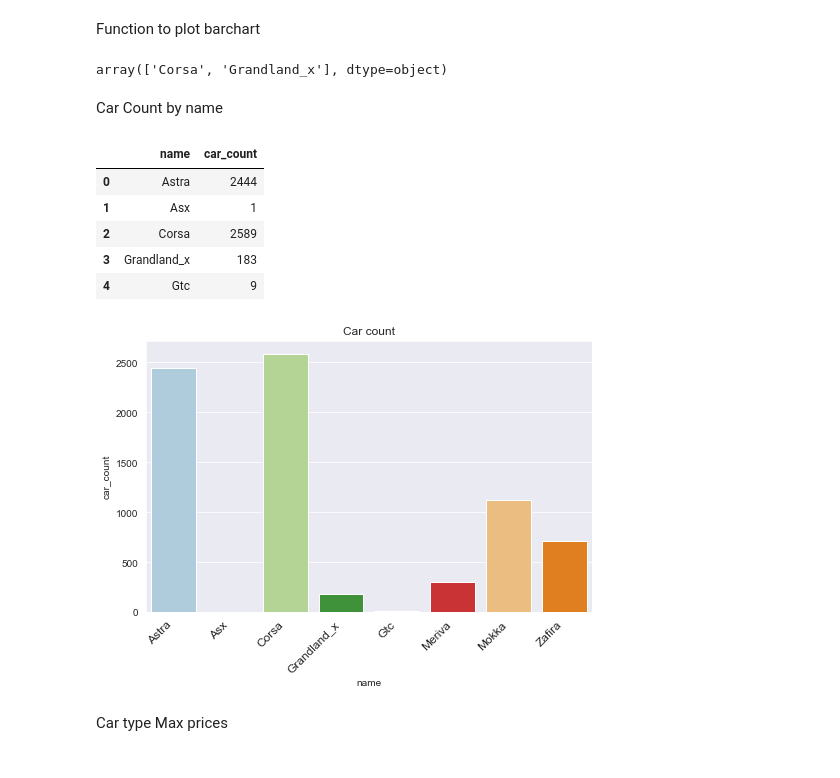
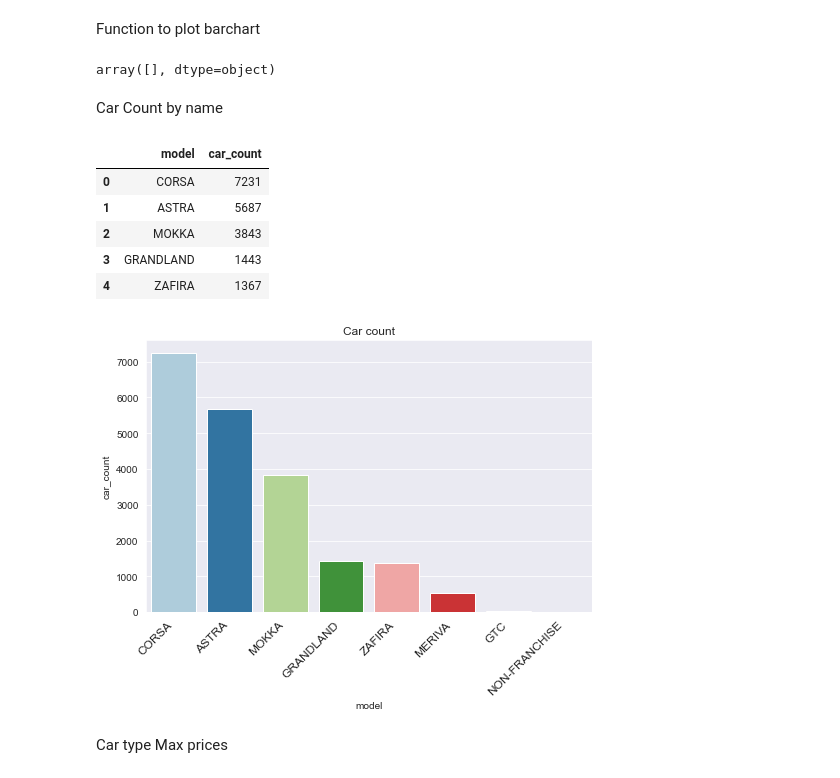
Before and after one commit to aditya2695/AutoPricer--A-Car-Price-Prediction-Tool, a Jupyter notebook: vauxhall_EDA.ipynb, the cells around one changed output. Drawn from its saved outputs; the diff is of its cells as text; code cells hidden in the pictures.

```diff
--- a/vauxhall_EDA.ipynb
+++ b/vauxhall_EDA.ipynb
@@ -127,26 +231,2 @@ cars.shape
 # %% [markdown]
 ### Remove unwanted characters from Values
-# %%
-# Retrieving the name of the model
-cars['name'] =  cars['name'].str.split(" ").str[1].str.capitalize()
-cars['name']  = cars['name'].str.replace('Grandland','Grandland_x')
-
-# Remove unwanted symbols from columns
-cars['price']  = cars['price'].str.replace('£','')
-cars['price'] = cars['price'].str.replace(',','')
-cars['engine'] = cars['engine'].str.replace('L','')
-
-# mapping ULEZ to Yes
-cars['ULEZ'] = cars['ULEZ'].str.replace('ULEZ','Yes')
-
-#renaming names
-cars.loc[cars['name'].str.contains('Mokka x', na = False)] = cars['name'].str.replace('Mokka x','Mokka_x')
-
-# changing format
-cars['year'] = cars['year'].astype('str')
-
-
-
-cars['year'] = cars['year'].str[:4]
-
-cars.head(2)
@@ -157,14 +233,2 @@ cars.head(2)
 # %% [markdown]
 Changing Datatypes
-# %%
-
-cars['price'] = cars['price'].astype('int')
-cars['owners'] = cars['owners'].astype('int')
-cars.engine = cars['engine'].astype('float')
-cars.year = pd.to_numeric(cars.year, errors="coerce")
-
-cars['ULEZ'] = cars['ULEZ'].fillna('No')
-
-
-
-cars.dtypes
@@ -286,32 +363,33 @@ def plot_scatter_chart(df,x_col,y_col,title='',figsize=(10,5)):
 
         plt.show()
 # %%
-car_models = ['Corsa','Grandland_x']
-cars_filtered = cars[cars['name'].isin(car_models)]
-cars_filtered.name.unique()
+car_models = ['Corsa','Grandland']
+cars_filtered = cars[cars['model'].isin(car_models)]
+cars_filtered.model.unique()
 # %% [output]
-array(['Corsa', 'Grandland_x'], dtype=object)
+array([], dtype=object)
 # %% [markdown]
 Car Count by name
 # %%
-car_count = cars.groupby('name')[['name']].count()
-car_count = car_count.rename(columns = {'name':'car_count'})
-car_count = car_count.reset_index()
+car_count = cars.groupby('model')[['model']].count()
+car_count = car_count.rename(columns = {'model':'car_count'})
+car_count = car_count.sort_values(by='car_count',ascending=False)
+car_count.reset_index(inplace=True)
 car_count.head()
 # %% [output]
-|  | name | car_count |
-| 0 | Astra | 2444 |
-| 1 | Asx | 1 |
-| 2 | Corsa | 2589 |
-| 3 | Grandland_x | 183 |
-| 4 | Gtc | 9 |
+|  | model | car_count |
+| 0 | CORSA | 7231 |
+| 1 | ASTRA | 5687 |
+| 2 | MOKKA | 3843 |
+| 3 | GRANDLAND | 1443 |
+| 4 | ZAFIRA | 1367 |
 # %%
-plot_bar_chart(car_count,'name','car_count',
+plot_bar_chart(car_count,'model','car_count',
                 title='Car count',
                 figsize=(8,5),
                 palette='Paired')
 # %% [output]
-[figure, old version]
+[figure, new version]
 # %% [markdown]
 Car type Max prices
 # %%
```
Also changed, not shown: parts of 55 cells of this notebook.
